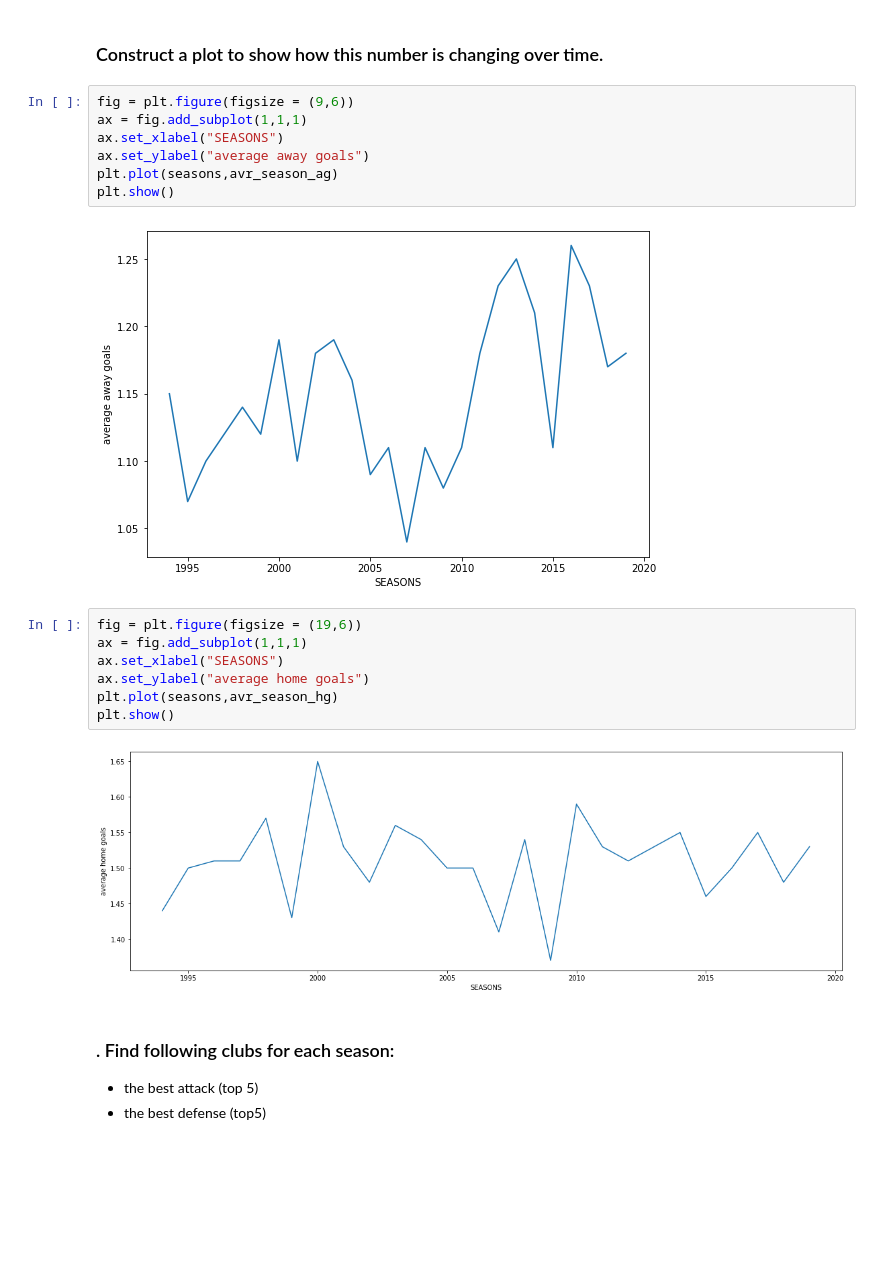
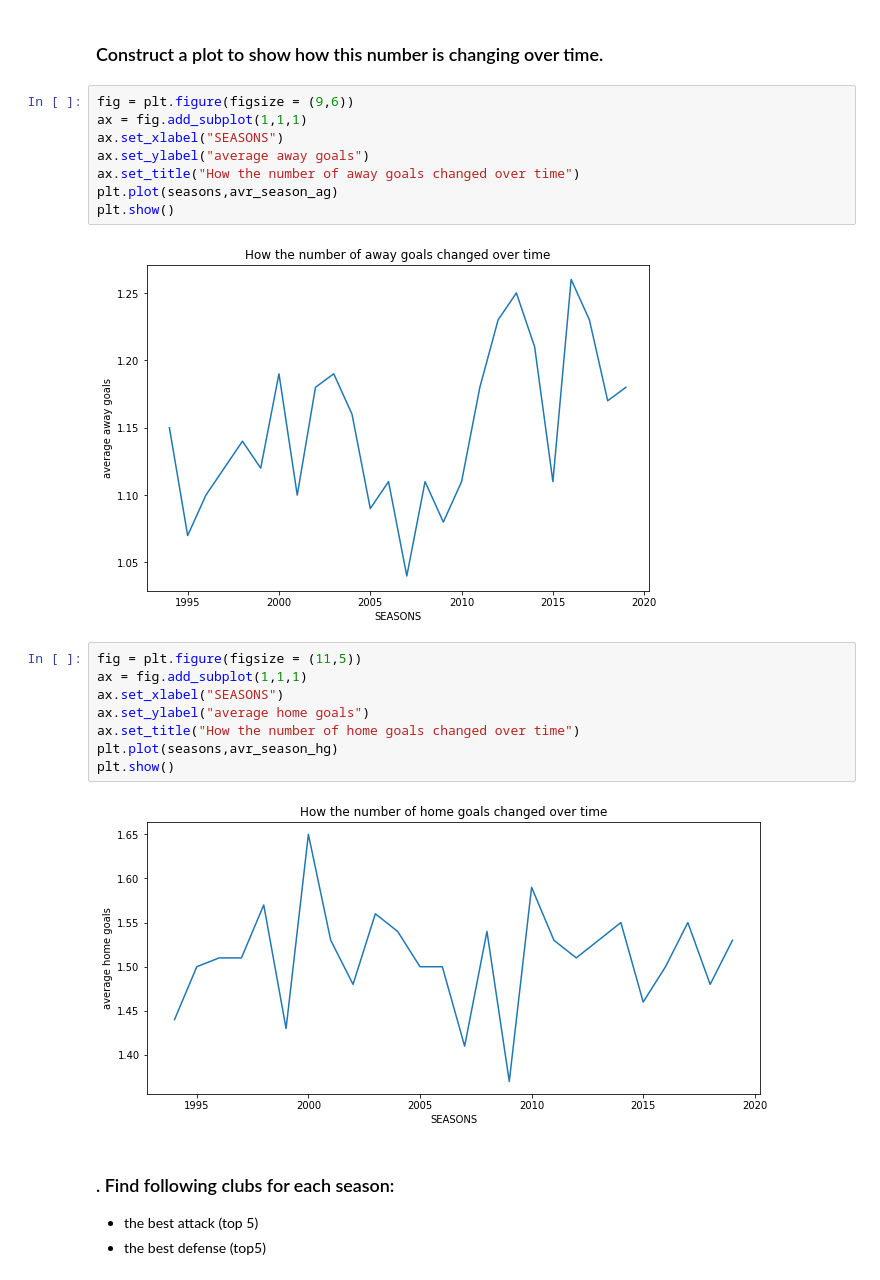
Before and after one commit to n0rso/intern_task, a Jupyter notebook: data_task_2/Task 2.ipynb, the cells around one changed output. Cells and saved outputs as stored; diff of their text form; blank space fills up the shorter version.

```diff
--- a/data_task_2/Task 2.ipynb
+++ b/data_task_2/Task 2.ipynb
@@ -186,21 +184,23 @@ my_league.groupby(["avr_sg"]).min()
 # %%
 fig = plt.figure(figsize = (9,6))
 ax = fig.add_subplot(1,1,1)
 ax.set_xlabel("SEASONS")
 ax.set_ylabel("average away goals")
+ax.set_title("How the number of away goals changed over time")
 plt.plot(seasons,avr_season_ag)
 plt.show()
 # %% [output]
-[figure, old version]
+[figure, new version]
 # %%
-fig = plt.figure(figsize = (19,6))
+fig = plt.figure(figsize = (11,5))
 ax = fig.add_subplot(1,1,1)
 ax.set_xlabel("SEASONS")
 ax.set_ylabel("average home goals")
+ax.set_title("How the number of home goals changed over time")
 plt.plot(seasons,avr_season_hg)
 plt.show()
 # %% [output]
-[figure, old version]
+[figure, new version]
 # %% [markdown]
 ### . Find following clubs for each season:
 - the best attack (top 5)
```
Also changed, not shown: parts of 19 cells of this notebook.
